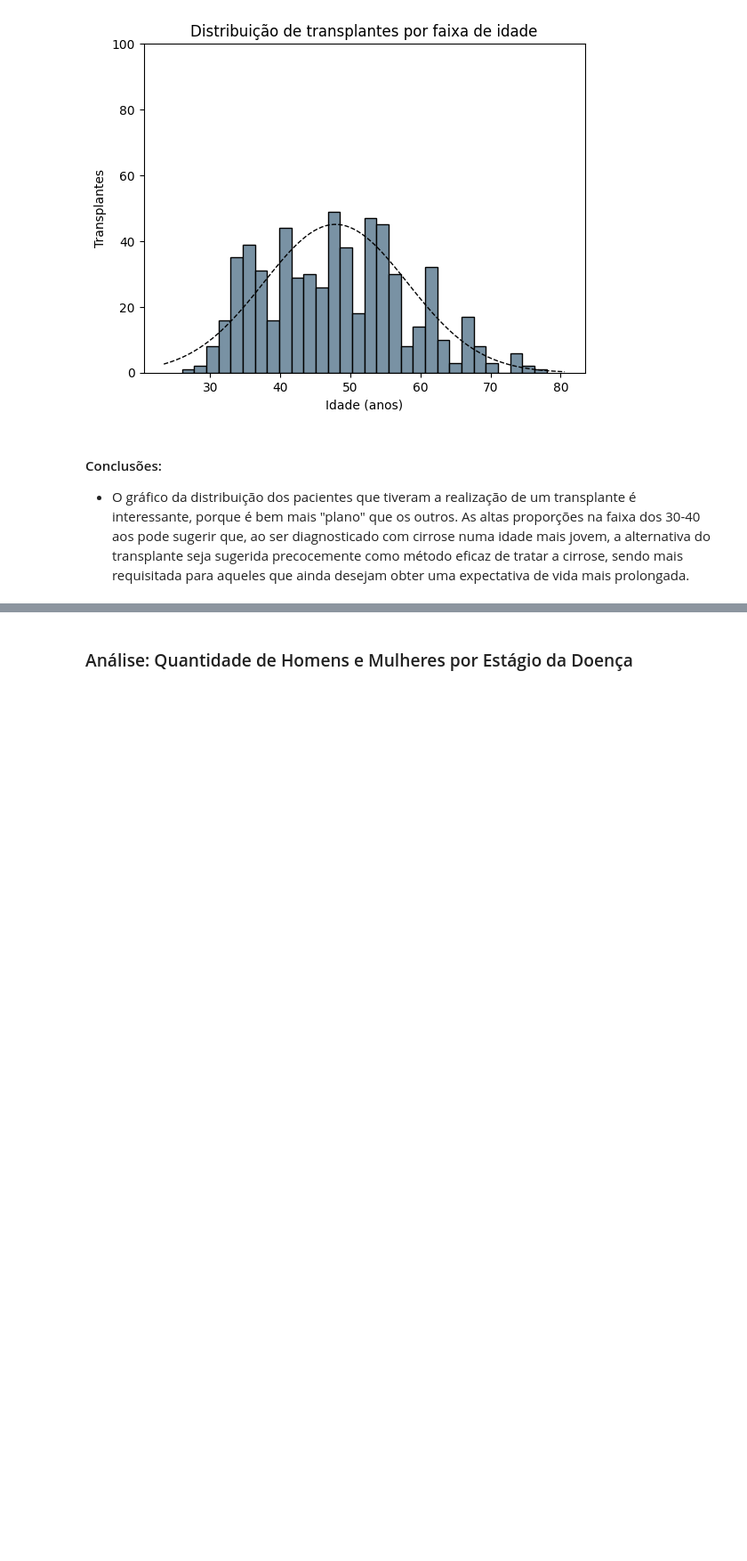
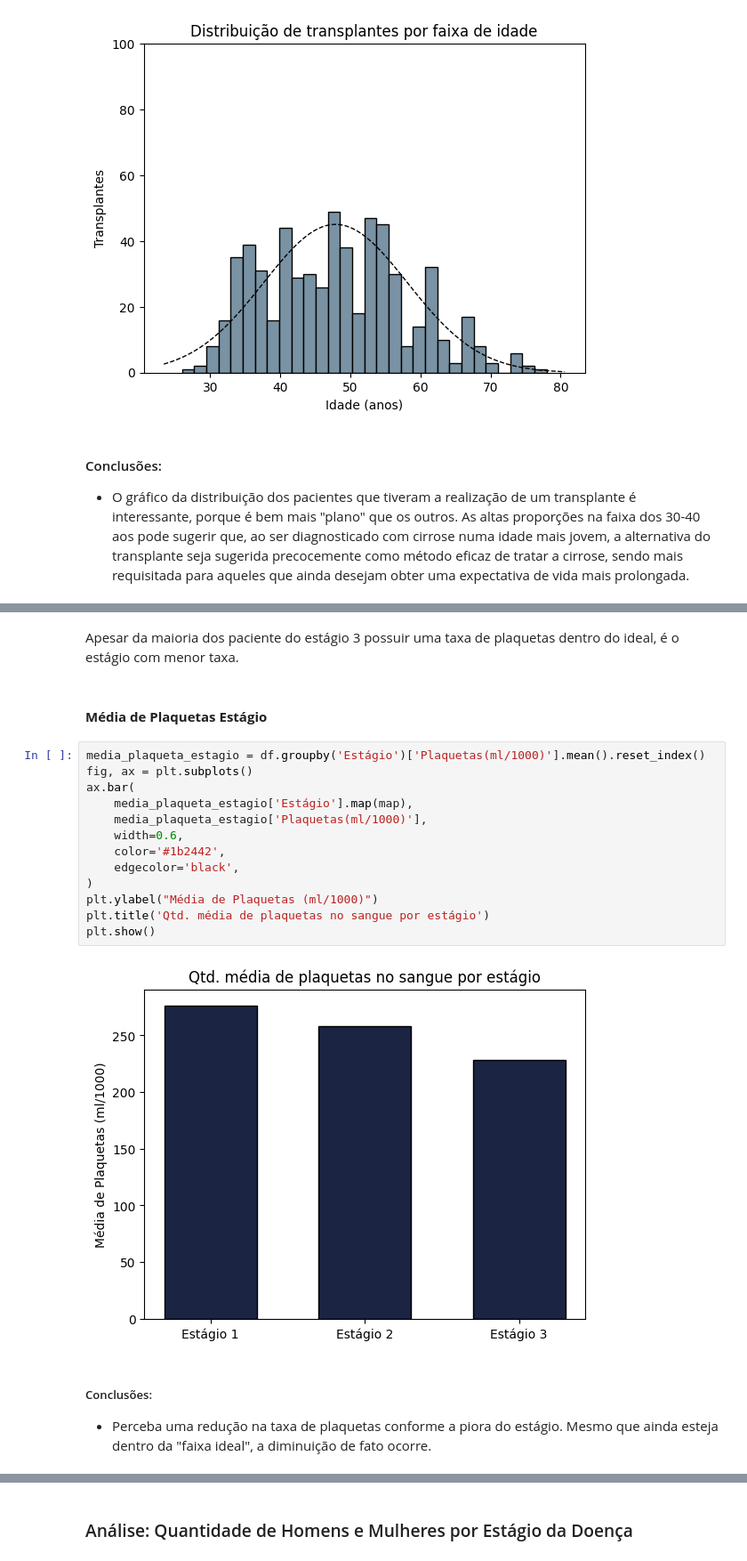
Before and after one commit to rodrigo0567/Cirrosifier-TRAINEES1, a Jupyter notebook: notebooks/eda_completo.ipynb, the cells around one changed output, grey strips where cells are left out. Shown at 89% size. Cells and saved outputs as stored; diff of their text form; blank space fills up the shorter version.

```diff
--- a/notebooks/eda_completo.ipynb
+++ b/notebooks/eda_completo.ipynb
@@ -962,0 +1204,22 @@ plt.show()
+# %% [markdown]
+Apesar da maioria dos paciente do estágio 3 possuir uma taxa de plaquetas dentro do ideal, é o estágio com menor taxa.
+# %% [markdown]
+#### **Média de Plaquetas Estágio**
+# %%
+media_plaqueta_estagio = df.groupby('Estágio')['Plaquetas(ml/1000)'].mean().reset_index()
+fig, ax = plt.subplots()
+ax.bar(
+    media_plaqueta_estagio['Estágio'].map(map),
+    media_plaqueta_estagio['Plaquetas(ml/1000)'],
+    width=0.6,
+    color='#1b2442',
+    edgecolor='black',
+)
+plt.ylabel("Média de Plaquetas (ml/1000)")
+plt.title('Qtd. média de plaquetas no sangue por estágio')
+plt.show()
+# %% [output]
+[figure, added]
+# %% [markdown]
+##### Conclusões:
+* Perceba uma redução na taxa de plaquetas conforme a piora do estágio. Mesmo que ainda esteja dentro da "faixa ideal", a diminuição de fato ocorre.
```
Also changed, not shown: parts of 141 cells of this notebook.
